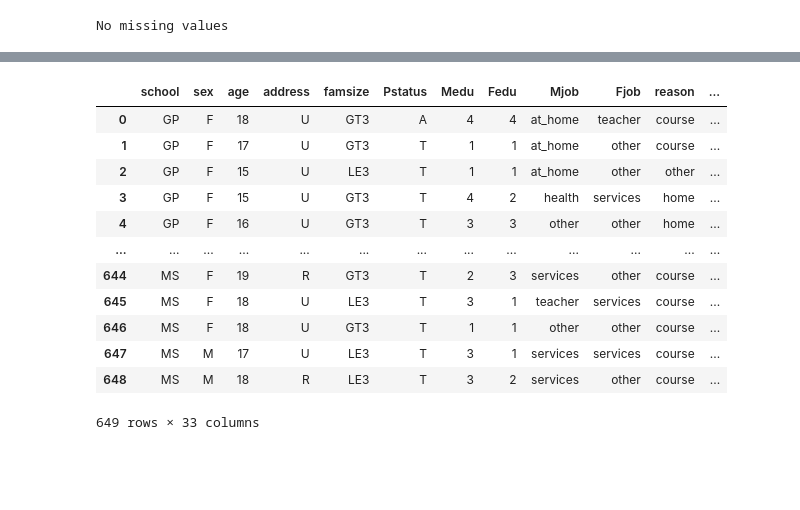
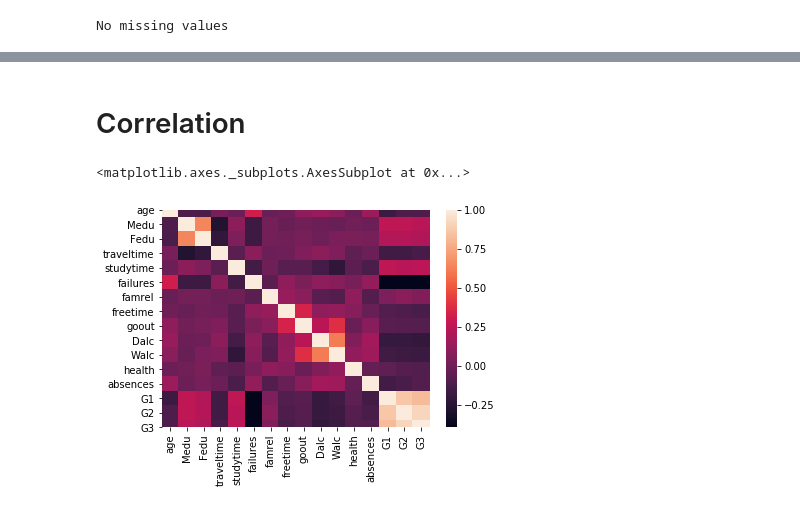
Before and after one commit to omgwenxx/machine_learning, a Jupyter notebook: assignment2/students.ipynb, the cells around one changed output, grey strips where cells are left out. Drawn from its saved outputs; the diff is of its cells as text; code cells hidden in the pictures; blank space fills up the shorter version.

```diff
--- a/assignment2/students.ipynb
+++ b/assignment2/students.ipynb
@@ -15,13 +20,10 @@ import seaborn as sns
 # Read data from file
 mat = pd.read_csv("../data/students/student-mat.csv", sep=";") # mathematics
 por = pd.read_csv("../data/students/student-por.csv", sep=";") # portuguese
-
-frames = [mat, por]
-
-df = pd.concat(frames)
-
+# frames = [mat, por]
+# df = pd.concat(frames)
+df = por
 df.head()
-# df1.head()
 # %% [output]
 |  | school | sex | age | address | famsize | Pstatus | Medu | Fedu | Mjob | Fjob | reason | ... |
 | 0 | GP | F | 18 | U | GT3 | A | 4 | 4 | at_home | teacher | course | ... |
@@ -95,16 +77,8 @@ mat
-# %%
-por
-# %% [output]
-|  | school | sex | age | address | famsize | Pstatus | Medu | Fedu | Mjob | Fjob | reason | ... |
-| 0 | GP | F | 18 | U | GT3 | A | 4 | 4 | at_home | teacher | course | ... |
-| 1 | GP | F | 17 | U | GT3 | T | 1 | 1 | at_home | other | course | ... |
-| 2 | GP | F | 15 | U | LE3 | T | 1 | 1 | at_home | other | other | ... |
-| 3 | GP | F | 15 | U | GT3 | T | 4 | 2 | health | services | home | ... |
-| 4 | GP | F | 16 | U | GT3 | T | 3 | 3 | other | other | home | ... |
-| ... | ... | ... | ... | ... | ... | ... | ... | ... | ... | ... | ... | ... |
-| 644 | MS | F | 19 | R | GT3 | T | 2 | 3 | services | other | course | ... |
-| 645 | MS | F | 18 | U | LE3 | T | 3 | 1 | teacher | services | course | ... |
-| 646 | MS | F | 18 | U | GT3 | T | 1 | 1 | other | other | course | ... |
-| 647 | MS | M | 17 | U | LE3 | T | 3 | 1 | services | services | course | ... |
-| 648 | MS | M | 18 | R | LE3 | T | 3 | 2 | services | other | course | ... |
-649 rows × 33 columns
+# %% [markdown]
+# Correlation
+# %%
+# heatmap visualises the correlation of each pair of values
+sns.heatmap(df.corr())
+# %% [output]
+<matplotlib.axes._subplots.AxesSubplot at 0x...>
+[figure, added]
```
Also changed, not shown: parts of 30 cells of this notebook, 1 other file.
